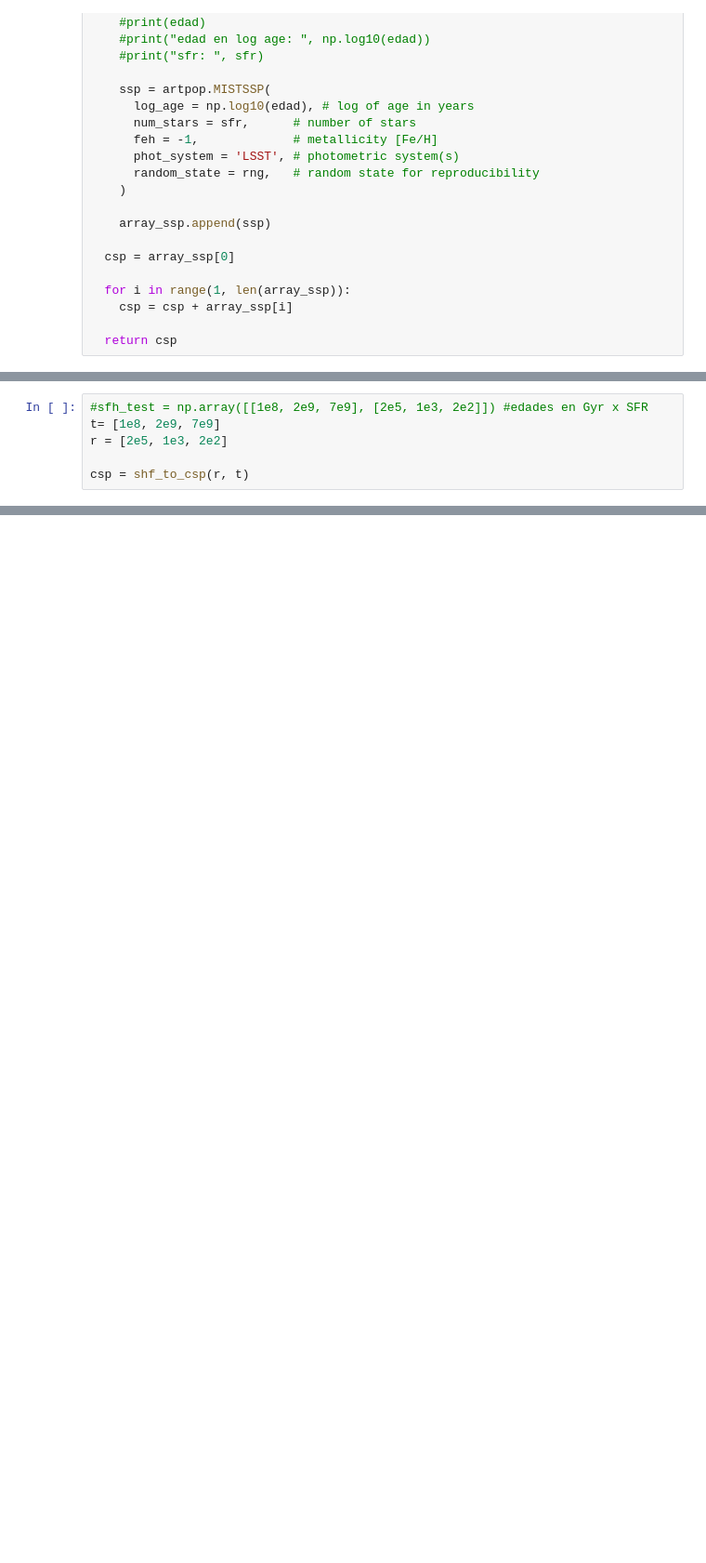
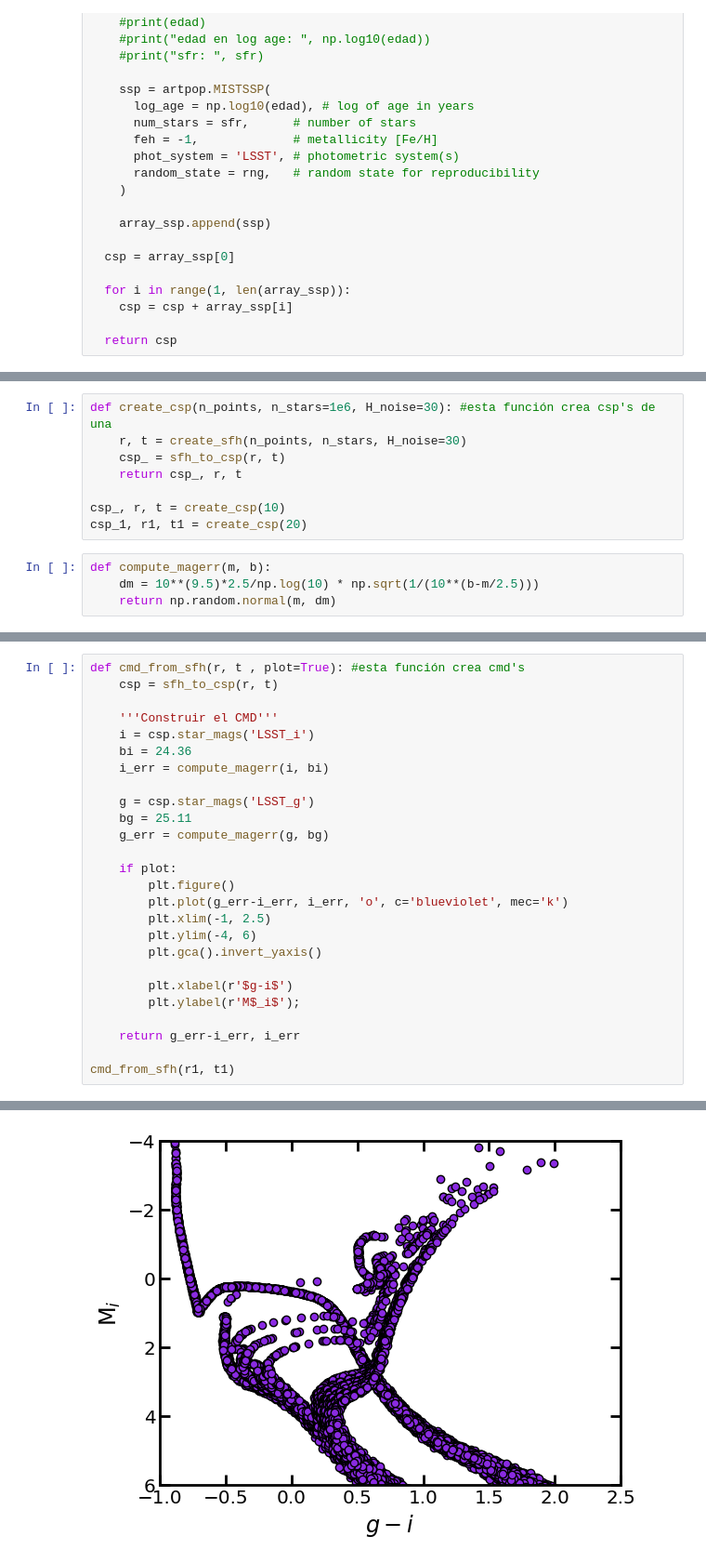
Before and after one commit to azavalac/SFH_dwarf_galaxies, a Jupyter notebook: ProyectoModulo.ipynb, the cells around one changed output, grey strips where cells are left out. Shown at 93% size. Drawn from its saved outputs; the diff is of its cells as text; blank space fills up the shorter version.

```diff
--- a/ProyectoModulo.ipynb
+++ b/ProyectoModulo.ipynb
@@ -121,6 +187,0 @@ photometric system = LSST
-# %%
-#sfh_test = np.array([[1e8, 2e9, 7e9], [2e5, 1e3, 2e2]]) #edades en Gyr x SFR
-t= [1e8, 2e9, 7e9]
-r = [2e5, 1e3, 2e2]
-
-csp = shf_to_csp(r, t)
@@ -435,0 +190,12 @@ display_sfh(r, t)
+# %%
+def create_csp(n_points, n_stars=1e6, H_noise=30): #esta función crea csp's de una
+    r, t = create_sfh(n_points, n_stars, H_noise=30)
+    csp_ = sfh_to_csp(r, t)
+    return csp_, r, t
+
+csp_, r, t = create_csp(10)
+csp_1, r1, t1 = create_csp(20)
+# %%
+def compute_magerr(m, b):
+    dm = 10**(9.5)*2.5/np.log(10) * np.sqrt(1/(10**(b-m/2.5)))
+    return np.random.normal(m, dm)
@@ -435,0 +204,27 @@ display_sfh(r, t)
+# %%
+def cmd_from_sfh(r, t , plot=True): #esta función crea cmd's
+    csp = sfh_to_csp(r, t)
+
+    '''Construir el CMD'''
+    i = csp.star_mags('LSST_i')
+    bi = 24.36
+    i_err = compute_magerr(i, bi)
+
+    g = csp.star_mags('LSST_g')
+    bg = 25.11
+    g_err = compute_magerr(g, bg)
+
+    if plot:
+        plt.figure()
+        plt.plot(g_err-i_err, i_err, 'o', c='blueviolet', mec='k')
+        plt.xlim(-1, 2.5)
+        plt.ylim(-4, 6)
+        plt.gca().invert_yaxis()
+
+        plt.xlabel(r'$g-i$')
+        plt.ylabel(r'M$_i$');
+
+    return g_err-i_err, i_err
+
+cmd_from_sfh(r1, t1)
+# %% [output]
@@ -435,0 +235 @@ display_sfh(r, t)
+[figure, added]
```
Also changed, not shown: parts of 28 cells of this notebook.
